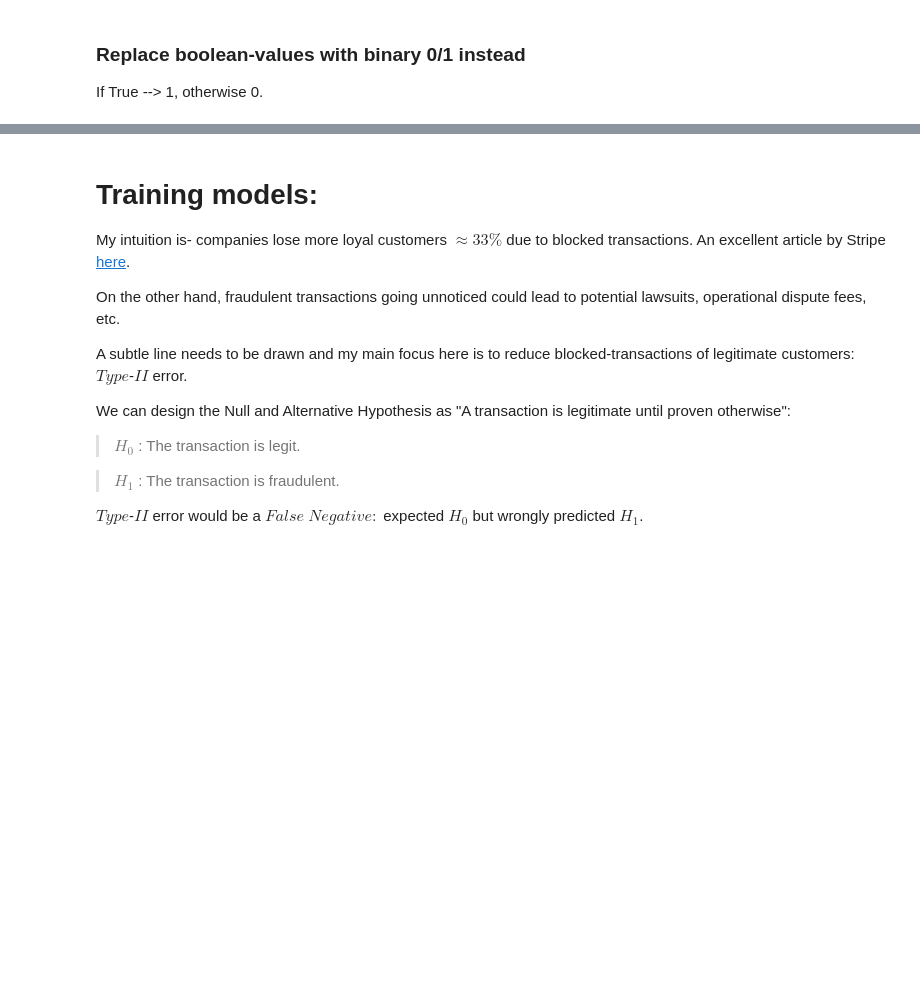
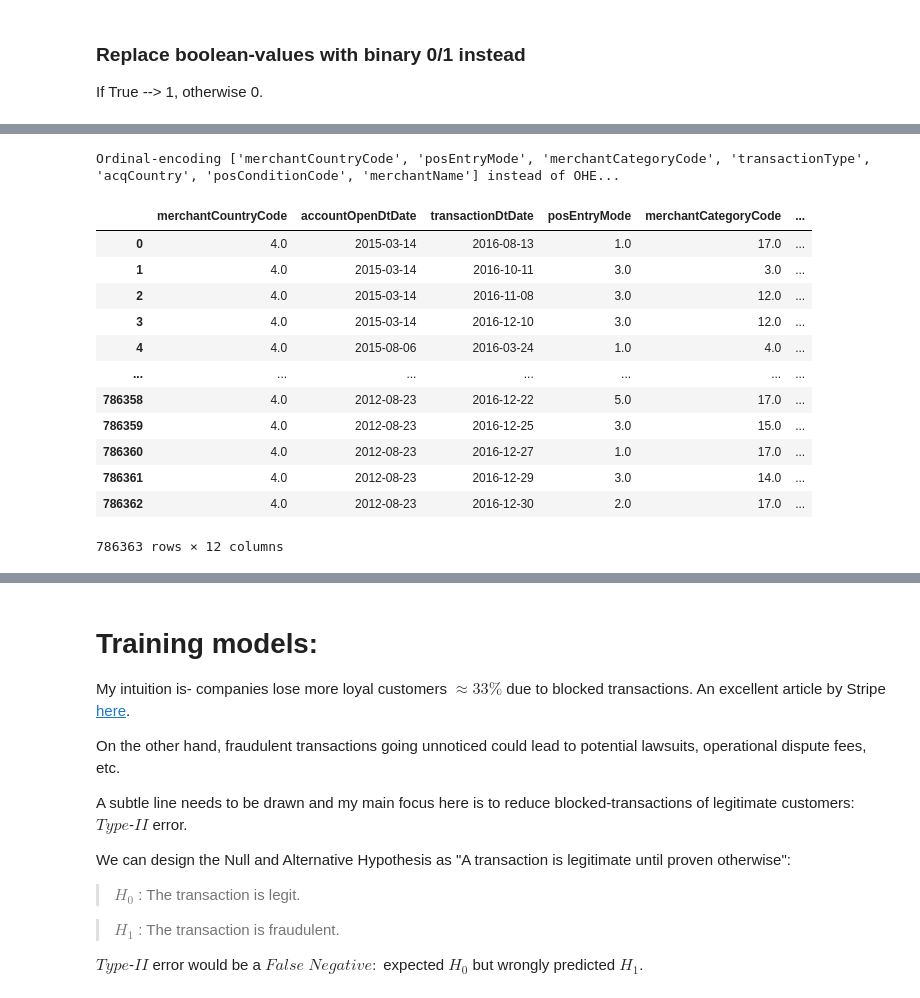
Before and after one commit to vikrantdeshpande09876/Credit_Card_Fraud_Detection, a Jupyter notebook: Codebase/Fraud_Detection_Classification.ipynb, the cells around one changed output, grey strips where cells are left out. Cells and saved outputs as stored; diff of their text form; code cells hidden in the pictures; blank space fills up the shorter version.

```diff
--- a/Codebase/Fraud_Detection_Classification.ipynb
+++ b/Codebase/Fraud_Detection_Classification.ipynb
@@ -383,2 +367,36 @@ Label-encoding posConditionCode instead of OHE...
+# %%
+from sklearn.preprocessing import OrdinalEncoder
+# Using ordinal encoder rather than one-hot-encoding since even a 5-valued categorical feature requires 55GB!
+ordinal_encoder = OrdinalEncoder()
+
+# Cleaning the 'Merchant name' column first to reduce 2,400 categories into 200 categories
+get_clean_merchant_name = lambda name: re.sub(r' #.*', '', name).replace('.com', '')
+
+main_df['merchantName'] = main_df['merchantName'].apply(get_clean_merchant_name)
+
+
+nvalues_categorical_df = main_df[categorical_cols].nunique()
+cols_to_encode = list(nvalues_categorical_df.index[nvalues_categorical_df.values<=20])
+cols_to_encode.append('merchantName')
+
+print(f'Ordinal-encoding {cols_to_encode} instead of OHE...')
+main_df[cols_to_encode] = ordinal_encoder.fit_transform(main_df[cols_to_encode])
+
+main_df[categorical_cols]
+# %% [output]
+Ordinal-encoding ['merchantCountryCode', 'posEntryMode', 'merchantCategoryCode', 'transactionType', 'acqCountry', 'posConditionCode', 'merchantName'] instead of OHE...
+|  | merchantCountryCode | accountOpenDtDate | transactionDtDate | posEntryMode | merchantCategoryCode | ... |
+| 0 | 4.0 | 2015-03-14 | 2016-08-13 | 1.0 | 17.0 | ... |
+| 1 | 4.0 | 2015-03-14 | 2016-10-11 | 3.0 | 3.0 | ... |
+| 2 | 4.0 | 2015-03-14 | 2016-11-08 | 3.0 | 12.0 | ... |
+| 3 | 4.0 | 2015-03-14 | 2016-12-10 | 3.0 | 12.0 | ... |
+| 4 | 4.0 | 2015-08-06 | 2016-03-24 | 1.0 | 4.0 | ... |
+| ... | ... | ... | ... | ... | ... | ... |
+| 786358 | 4.0 | 2012-08-23 | 2016-12-22 | 5.0 | 17.0 | ... |
+| 786359 | 4.0 | 2012-08-23 | 2016-12-25 | 3.0 | 15.0 | ... |
+| 786360 | 4.0 | 2012-08-23 | 2016-12-27 | 1.0 | 17.0 | ... |
+| 786361 | 4.0 | 2012-08-23 | 2016-12-29 | 3.0 | 14.0 | ... |
+| 786362 | 4.0 | 2012-08-23 | 2016-12-30 | 2.0 | 17.0 | ... |
+786363 rows × 12 columns
 # %%
 cols_to_drop = list(main_df.select_dtypes(exclude=['int64','float64','int32']).columns)
```
Also changed, not shown: parts of 15 cells of this notebook.
